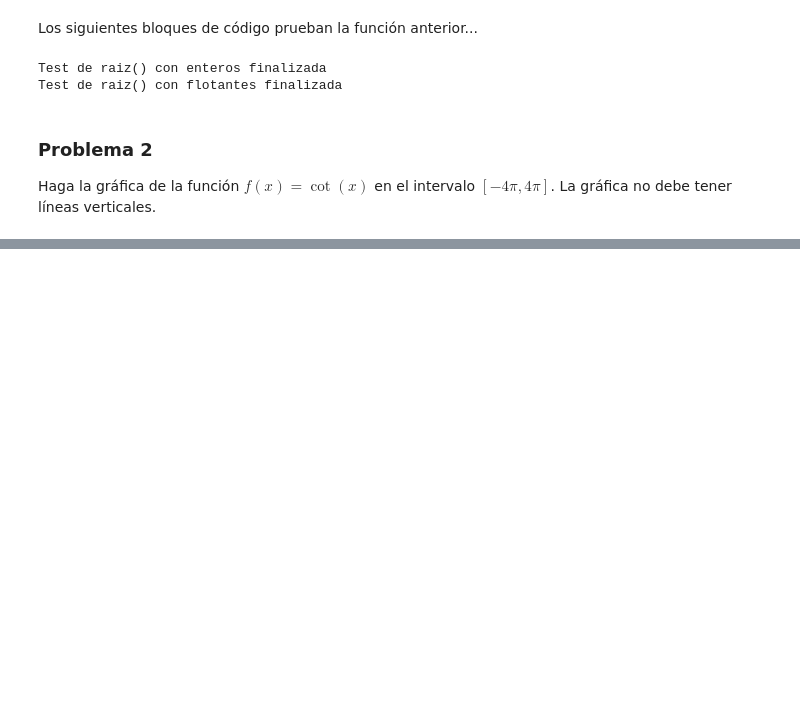
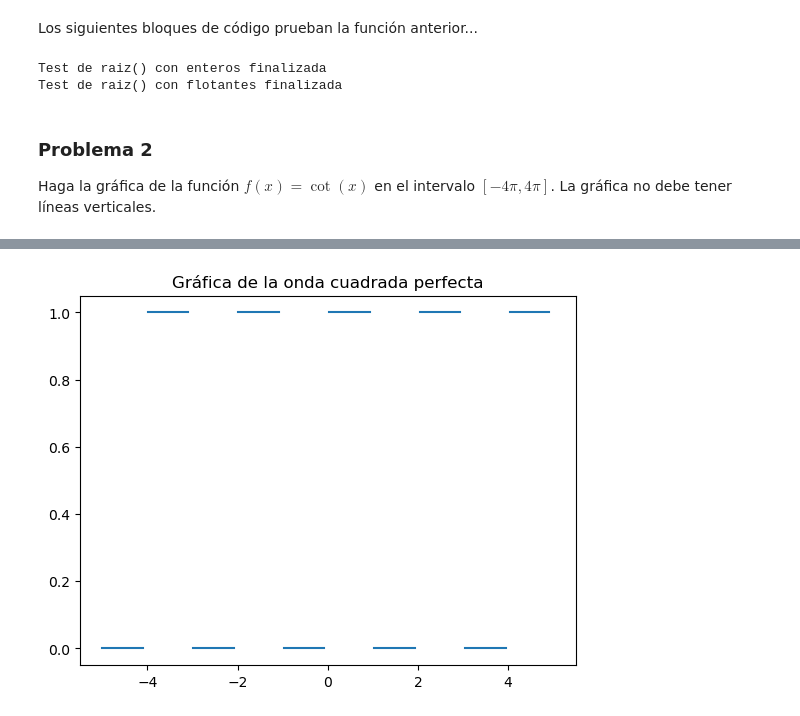
Before and after one commit to tamoaltas/FIS-COMP, a Jupyter notebook: tareas/tarea1.ipynb, the cells around one changed output, grey strips where cells are left out. Saved outputs shown, nothing was run; the diff lists cells and outputs as text; code cells hidden in the pictures; blank space fills up the shorter version.

```diff
--- a/tareas/tarea1.ipynb
+++ b/tareas/tarea1.ipynb
@@ -215,0 +244,28 @@ y = np.
+# %%
+def onda_cuadrado_par_impar(x):
+    # math.floor() regresa la parte entera de un número
+    if m.floor(x) % 2 == 1:
+        return 0
+    else:
+        return 1
+# %%
+x = np.linspace(-5,5, 200)
+
+# Se construye el arreglo de las y
+y = np.zeros_like(x)
+for i in range(len(y)):
+    y[i] = onda_cuadrado_par_impar(x[i])
+
+'''
+Si dos números consecutivos no tienen la misma parte entera
+hubo un salto.
+'''
+for i in range(1,len(y)):
+    if m.floor(y[i]) != m.floor(y[i-1]):
+        y[i-1] = np.nan
+
+plt.title(r'Gráfica de la onda cuadrada perfecta')
+plt.plot(x,y)
+plt.show()
+# %% [output]
+[figure, added]
```
Also changed, not shown: parts of 14 cells of this notebook, 1 other file.
